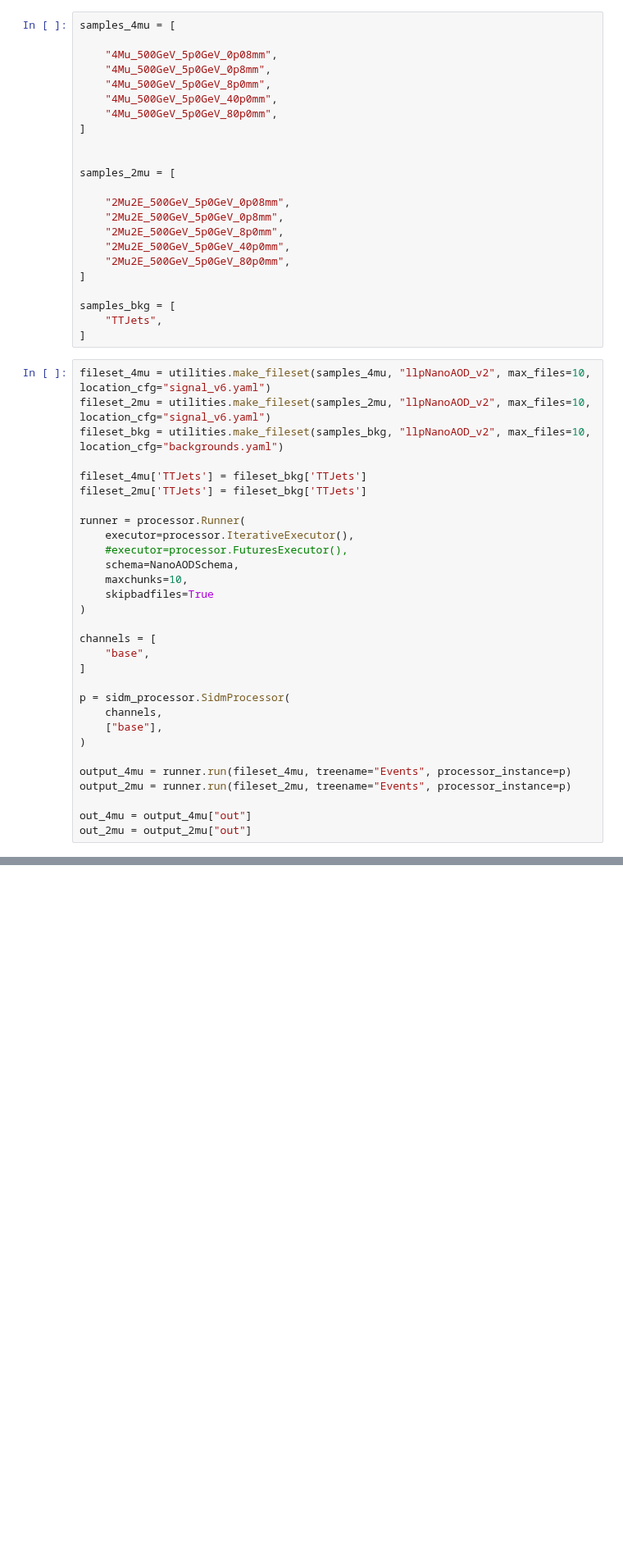
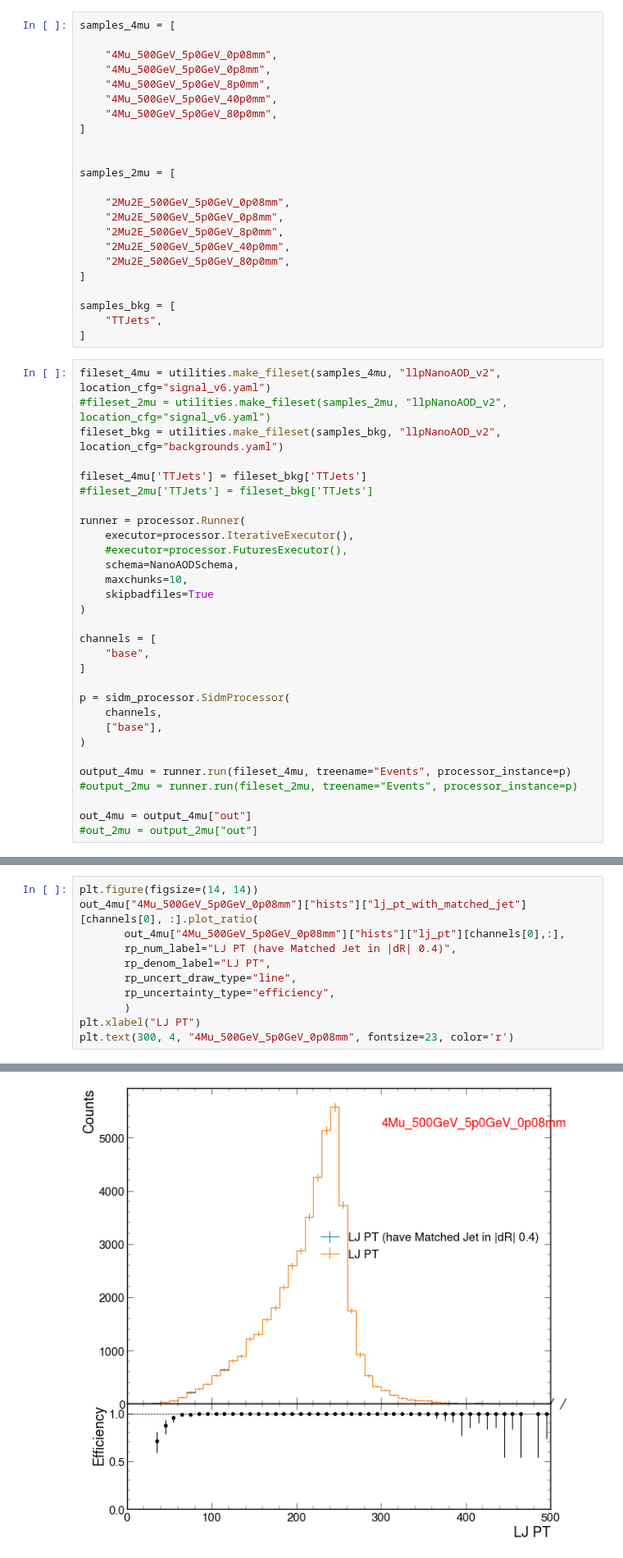
Before and after one commit to yeopjjang/SIDM, a Jupyter notebook: sidm/DY_studies/Processor_base/LJ_VS_MJ_ratio.ipynb, the cells around one changed output, grey strips where cells are left out. Shown at 82% size. Drawn from its saved outputs; the diff is of its cells as text; blank space fills up the shorter version.

Commit message:
LJ_VS_MJ_Ratio Study

```diff
--- a/sidm/DY_studies/Processor_base/LJ_VS_MJ_ratio.ipynb
+++ b/sidm/DY_studies/Processor_base/LJ_VS_MJ_ratio.ipynb
@@ -44,12 +44,12 @@ samples_bkg = [
     "TTJets",
 ]
 # %%
-fileset_4mu = utilities.make_fileset(samples_4mu, "llpNanoAOD_v2", max_files=10, location_cfg="signal_v6.yaml")
-fileset_2mu = utilities.make_fileset(samples_2mu, "llpNanoAOD_v2", max_files=10, location_cfg="signal_v6.yaml")
-fileset_bkg = utilities.make_fileset(samples_bkg, "llpNanoAOD_v2", max_files=10, location_cfg="backgrounds.yaml")
+fileset_4mu = utilities.make_fileset(samples_4mu, "llpNanoAOD_v2", location_cfg="signal_v6.yaml")
+#fileset_2mu = utilities.make_fileset(samples_2mu, "llpNanoAOD_v2", location_cfg="signal_v6.yaml")
+fileset_bkg = utilities.make_fileset(samples_bkg, "llpNanoAOD_v2", location_cfg="backgrounds.yaml")
 
 fileset_4mu['TTJets'] = fileset_bkg['TTJets']
-fileset_2mu['TTJets'] = fileset_bkg['TTJets']
+#fileset_2mu['TTJets'] = fileset_bkg['TTJets']
 
 runner = processor.Runner(
     executor=processor.IterativeExecutor(),
@@ -69,7 +69,7 @@ p = sidm_processor.SidmProcessor(
 )
 
 output_4mu = runner.run(fileset_4mu, treename="Events", processor_instance=p)
-output_2mu = runner.run(fileset_2mu, treename="Events", processor_instance=p)
+#output_2mu = runner.run(fileset_2mu, treename="Events", processor_instance=p)
 
 out_4mu = output_4mu["out"]
-out_2mu = output_2mu["out"]
+#out_2mu = output_2mu["out"]
@@ -75,0 +141,12 @@ out_2mu = output_2mu["out"]
+# %%
+plt.figure(figsize=(14, 14))
+out_4mu["4Mu_500GeV_5p0GeV_0p08mm"]["hists"]["lj_pt_with_matched_jet"][channels[0], :].plot_ratio(
+       out_4mu["4Mu_500GeV_5p0GeV_0p08mm"]["hists"]["lj_pt"][channels[0],:],
+       rp_num_label="LJ PT (have Matched Jet in |dR| 0.4)",
+       rp_denom_label="LJ PT",
+       rp_uncert_draw_type="line",
+       rp_uncertainty_type="efficiency",
+       )
+plt.xlabel("LJ PT")
+plt.text(300, 4, "4Mu_500GeV_5p0GeV_0p08mm", fontsize=23, color='r')
+# %% [output]
@@ -75,0 +154 @@ out_2mu = output_2mu["out"]
+[figure, added]
```
Also changed, not shown: parts of 21 cells of this notebook, 3 other files.
